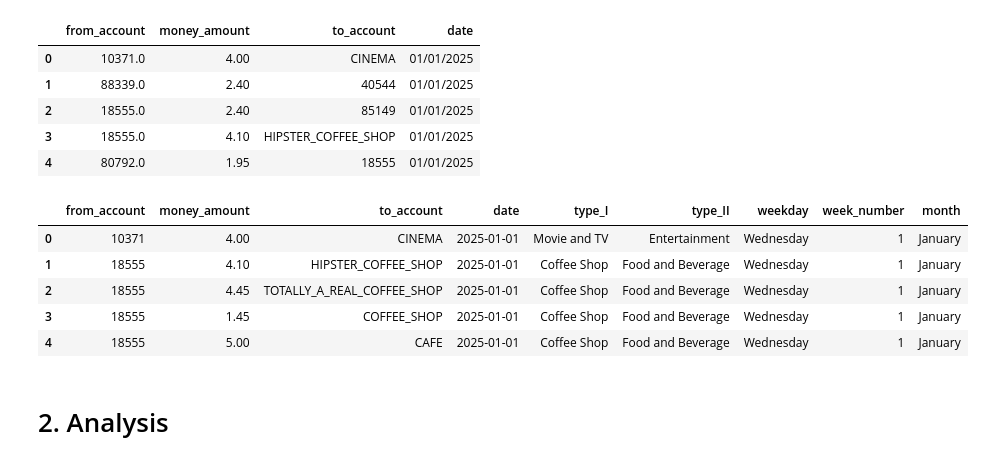
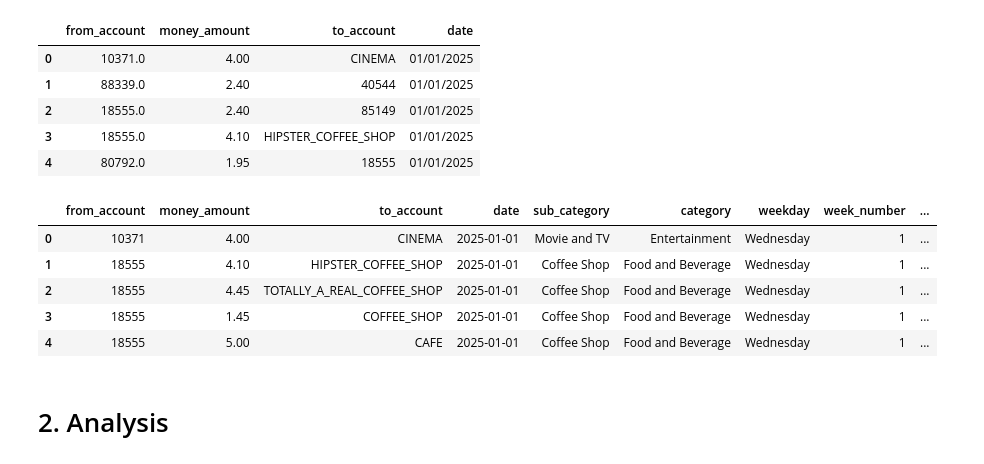
Before and after one commit to UoB-DSMP-2023-24/dsmp-2024-group26, a Jupyter notebook: Consumption_Type_Analysis.ipynb, the cells around one changed output. Drawn from its saved outputs; the diff is of its cells as text; code cells hidden in the pictures.

```diff
--- a/Consumption_Type_Analysis.ipynb
+++ b/Consumption_Type_Analysis.ipynb
@@ -7,7 +7,7 @@ import numpy as np
 import matplotlib.pyplot as plt
 import seaborn as sns
 # %%
-data = pd.read_csv("fake_transactional_data_24.csv")
+data = pd.read_csv("./data/fake_transactional_data_24.csv")
 # %%
 data.rename(columns={
     'from_totally_fake_account': 'from_account',
@@ -132,12 +132,16 @@ consumption['weekday'] = consumption['date'].apply(lambda x: x.strftime("%A"))
 consumption['week_number'] = consumption['date'].apply(lambda x: int(x.strftime("%U")) + 1)
 consumption['month'] = consumption['date'].apply(lambda x: x.strftime("%B"))
 # %%
+consumption.rename(columns={
+    "type_I": "sub_category",
+    "type_II": "category"
+},inplace=True)
 display(consumption.head())
 # %% [output]
-|  | from_account | money_amount | to_account | date | type_I | type_II | weekday | week_number | month |
-| 0 | 10371 | 4.00 | CINEMA | 2025-01-01 | Movie and TV | Entertainment | Wednesday | 1 | January |
-| 1 | 18555 | 4.10 | HIPSTER_COFFEE_SHOP | 2025-01-01 | Coffee Shop | Food and Beverage | Wednesday | 1 | January |
-| 2 | 18555 | 4.45 | TOTALLY_A_REAL_COFFEE_SHOP | 2025-01-01 | Coffee Shop | Food and Beverage | Wednesday | 1 | January |
-| 3 | 18555 | 1.45 | COFFEE_SHOP | 2025-01-01 | Coffee Shop | Food and Beverage | Wednesday | 1 | January |
-| 4 | 18555 | 5.00 | CAFE | 2025-01-01 | Coffee Shop | Food and Beverage | Wednesday | 1 | January |
+|  | from_account | money_amount | to_account | date | sub_category | category | weekday | week_number | ... |
+| 0 | 10371 | 4.00 | CINEMA | 2025-01-01 | Movie and TV | Entertainment | Wednesday | 1 | ... |
+| 1 | 18555 | 4.10 | HIPSTER_COFFEE_SHOP | 2025-01-01 | Coffee Shop | Food and Beverage | Wednesday | 1 | ... |
+| 2 | 18555 | 4.45 | TOTALLY_A_REAL_COFFEE_SHOP | 2025-01-01 | Coffee Shop | Food and Beverage | Wednesday | 1 | ... |
+| 3 | 18555 | 1.45 | COFFEE_SHOP | 2025-01-01 | Coffee Shop | Food and Beverage | Wednesday | 1 | ... |
+| 4 | 18555 | 5.00 | CAFE | 2025-01-01 | Coffee Shop | Food and Beverage | Wednesday | 1 | ... |
 # %%
```
Also changed, not shown: parts of 14 cells of this notebook.
